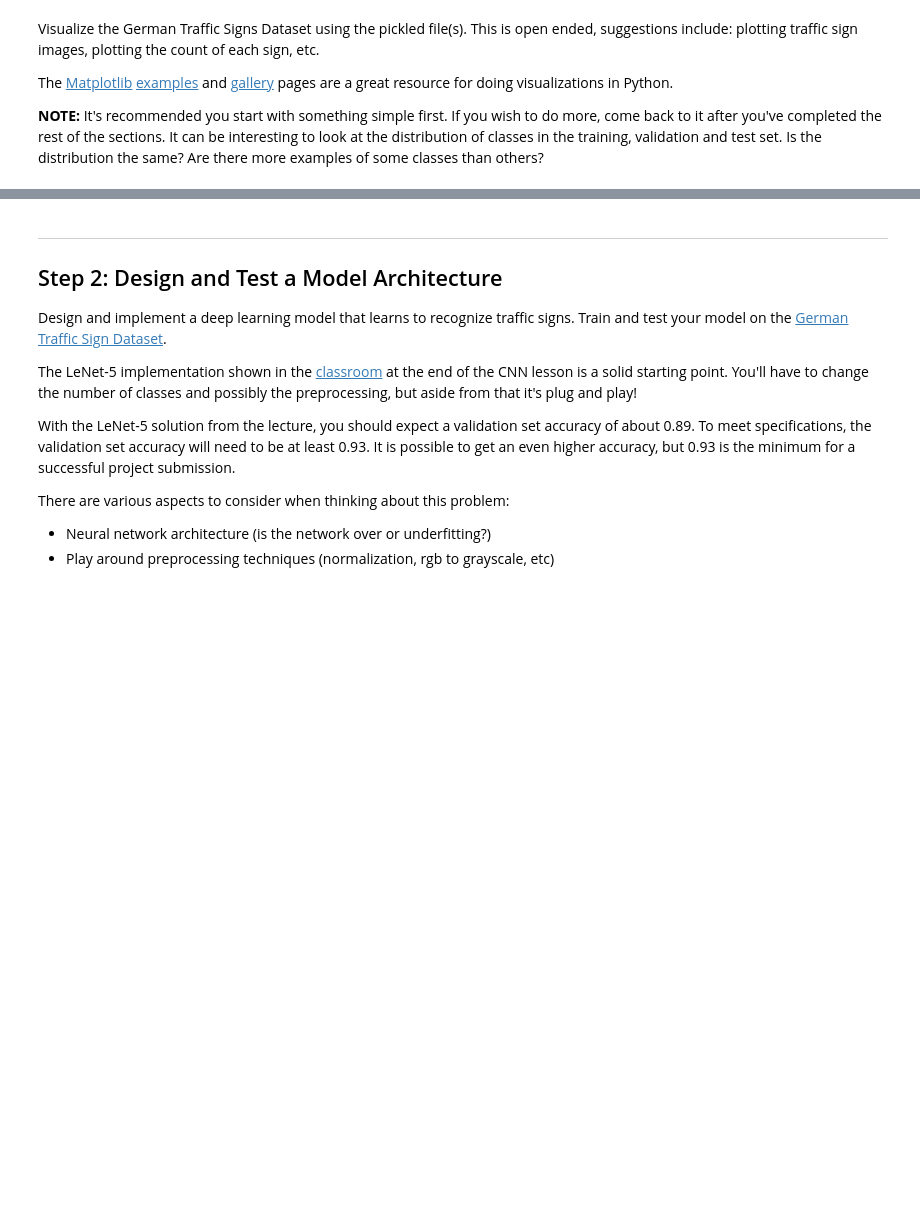
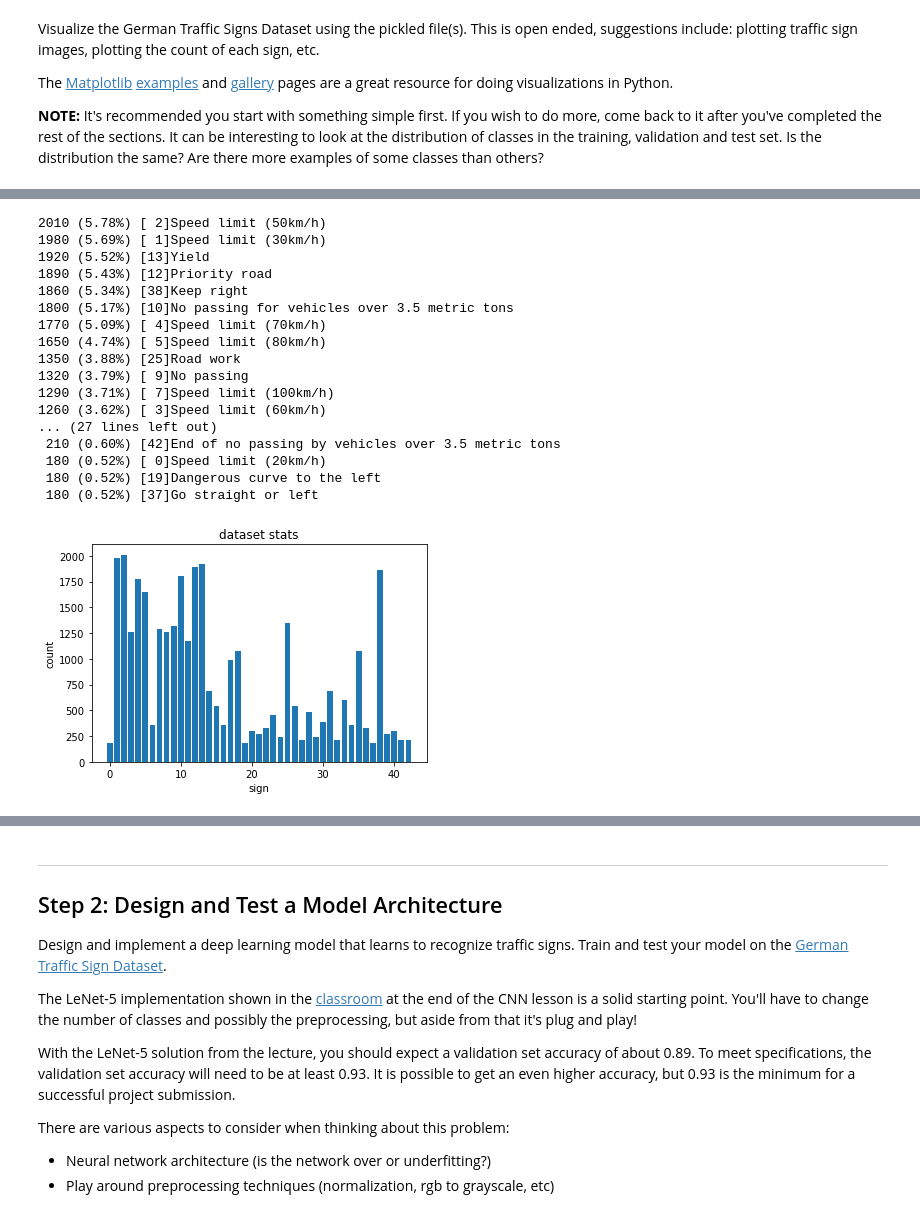
Before and after one commit to maslovw/SDND, a Jupyter notebook: TrafficSignlassifier/Traffic_Sign_Classifier.ipynb, the cells around one changed output, grey strips where cells are left out. Cells and saved outputs as stored; diff of their text form; code cells hidden in the pictures; blank space fills up the shorter version.

```diff
--- a/TrafficSignlassifier/Traffic_Sign_Classifier.ipynb
+++ b/TrafficSignlassifier/Traffic_Sign_Classifier.ipynb
@@ -154,0 +168,35 @@ The [Matplotlib](http://matplotlib.org/) [examples](http://matplotlib.org/exampl
+# %%
+def label_stat(labels):
+    sign_counter = Counter()
+    for label in labels:
+        sign_counter[label] += 1
+    n_train = len(labels)
+    for label, count in sorted(sign_counter.items(), key=operator.itemgetter(1), reverse=True):
+        print("{1:4} ({2:.2f}%) [{3:2}]{0}".format(signames[label], count, count/n_train * 100, label))
+
+    l = list(sign_counter.items())
+    plt.bar([k[0] for k in l],[k[1] for k in l])
+    plt.title('dataset stats')
+    plt.ylabel('count')
+    plt.xlabel('sign')
+    plt.show()
+label_stat(y_train)
+# %% [output]
+2010 (5.78%) [ 2]Speed limit (50km/h)
+1980 (5.69%) [ 1]Speed limit (30km/h)
+1920 (5.52%) [13]Yield
+1890 (5.43%) [12]Priority road
+1860 (5.34%) [38]Keep right
+1800 (5.17%) [10]No passing for vehicles over 3.5 metric tons
+1770 (5.09%) [ 4]Speed limit (70km/h)
+1650 (4.74%) [ 5]Speed limit (80km/h)
+1350 (3.88%) [25]Road work
+1320 (3.79%) [ 9]No passing
+1290 (3.71%) [ 7]Speed limit (100km/h)
+1260 (3.62%) [ 3]Speed limit (60km/h)
+... (27 lines left out)
+ 210 (0.60%) [42]End of no passing by vehicles over 3.5 metric tons
+ 180 (0.52%) [ 0]Speed limit (20km/h)
+ 180 (0.52%) [19]Dangerous curve to the left
+ 180 (0.52%) [37]Go straight or left
+[figure, added]
```
Also changed, not shown: parts of 5 cells of this notebook, 1 other file.
